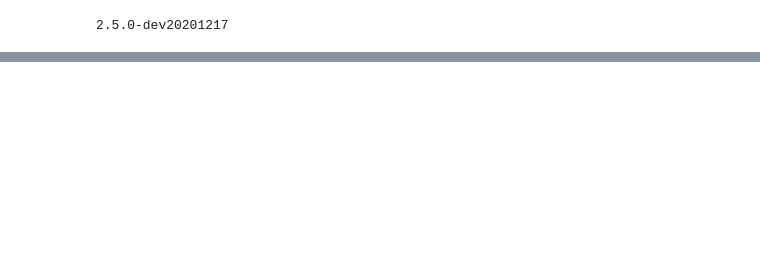
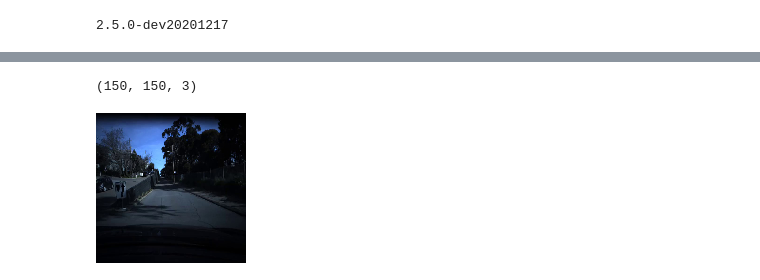
Before and after one commit to lukaspetersson/-comma-speed-challenge, a Jupyter notebook: 1-classify-frames/Test.ipynb, the cells around one changed output, grey strips where cells are left out. Cells and saved outputs as stored; diff of their text form; code cells hidden in the pictures; blank space fills up the shorter version.

Commit message:
predict on test

```diff
--- a/1-classify-frames/Test.ipynb
+++ b/1-classify-frames/Test.ipynb
@@ -20,7 +9,3 @@ from keras.preprocessing import image
 2.5.0-dev20201217
 # %%
 model = tf.keras.models.load_model('C:/Users/Lukas/Desktop/commaai-speed-challenge/1-classify-frames/model_classify_frames_v2.h5')
-# %%
-img = Image.open("C:/Users/Lukas/Desktop/commaai-speed-challenge/data/frames/0.jpg")
-img = img.resize((150,150))
-img
@@ -29,3 +11,0 @@ img
-# %%
-img = np.array(img)/255.0
-img.shape
@@ -44,0 +12,8 @@ predicted_class
+# %%
+IMG_DIM = (150, 150)
+
+numbers = np.array(range(10798))
+images = [img_to_array(load_img("C:/Users/Lukas/Desktop/commaai-speed-challenge/data/frames-test/"+str(img)+".jpg", target_size=IMG_DIM)) for img in numbers]
+images = np.array(images)
+
+len(images)
@@ -44,0 +38,9 @@ predicted_class
+# %%
+images_scaled  = images.astype('float32')
+images_scaled /= 255
+
+print(images[0].shape)
+array_to_img(images[0])
+# %% [output]
+(150, 150, 3)
+[figure, added]
```
Also changed, not shown: parts of 10 cells of this notebook, 2 other files.
